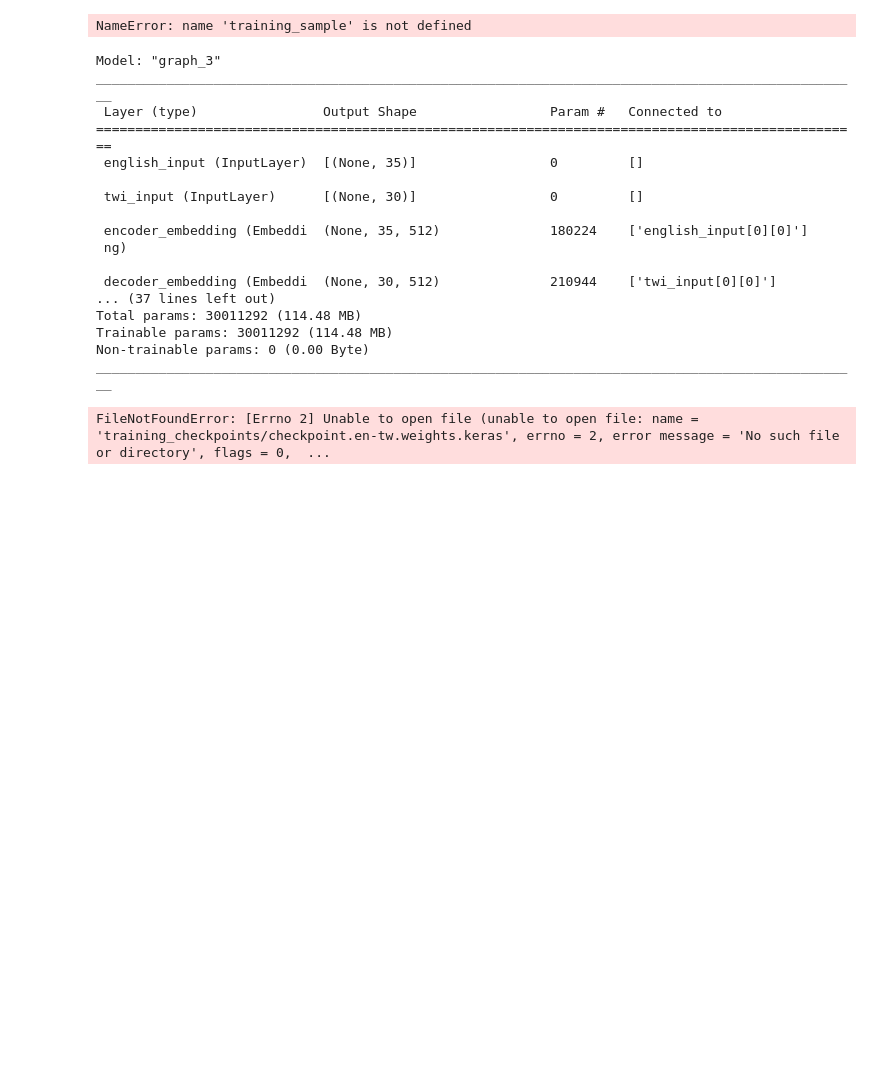
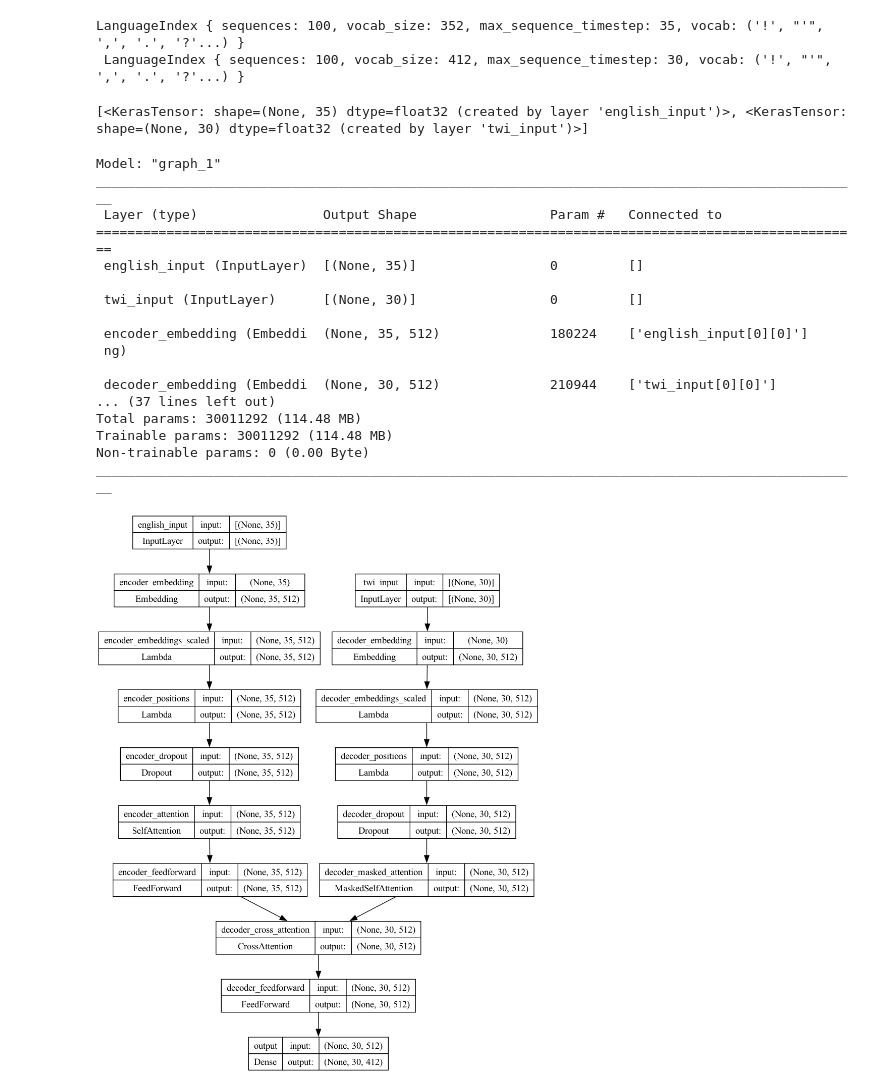
Before and after one commit to Sarps/mlp-research, a Jupyter notebook: projects/en-tw-transformer-nmt/main.ipynb, the cells around one changed output. Cells and saved outputs as stored; diff of their text form; code cells hidden in the pictures; blank space fills up the shorter version.

```diff
--- a/projects/en-tw-transformer-nmt/main.ipynb
+++ b/projects/en-tw-transformer-nmt/main.ipynb
@@ -1,10 +1,13 @@
 # %%
-exports_dir = '../exports/en-tw-transformer-nmt/'
+import pickle
+
+exports_dir = '../exports/en-tw-transformer-nmt'
 training_sample = 100
 num_attention_layers = 4
 
-model_plot=f'{exports_dir}/en-tw.png'
-checkpoint_filepath = f'{exports_dir}/checkpoint.en-tw.weights.keras'
+model_plot = f'{exports_dir}/en-tw.png'
+checkpoint_filepath = f'{exports_dir}/checkpoint.weights.keras'
+model_file = f'{exports_dir}/models.pkb'
 # %%
 import os
 
@@ -38,19 +18,23 @@ tf.Tensor(
 from archive.lib import loaders
 
 inp_lang, targ_lang = loaders.en_tw(training_sample)
-inp_lang.save(f"{exports_dir}")
-targ_lang.save(f"{exports_dir}")
+inp_lang.save(exports_dir)
+targ_lang.save(exports_dir)
 print(inp_lang, '\n', targ_lang)
 # %% [output]
-NameError: name 'training_sample' is not defined
+LanguageIndex { sequences: 100, vocab_size: 352, max_sequence_timestep: 35, vocab: ('!', "'", ',', '.', '?'...) }
+ LanguageIndex { sequences: 100, vocab_size: 412, max_sequence_timestep: 30, vocab: ('!', "'", ',', '.', '?'...) }
 # %%
+from archive.lib.utils import tf_embedding_scale, create_positional_encoding
+from archive.lib.layers.dense import FeedForward
+from archive.lib.layers.attention import SelfAttention, MaskedSelfAttention, CrossAttention
 from keras import layers
 from archive.lib.models import graph
 
 embed_dim = 512
-max_expected_user_response = 512
+max_expected_user_response = 1024
 
-position_vectors = get_positional_encoding(max_seq_len=max_expected_user_response, embed_dim=embed_dim)
+position_vectors = create_positional_encoding(max_seq_len=max_expected_user_response, embed_dim=embed_dim)
 
 model = graph.Graph(
     inputs=[
@@ -60,7 +44,7 @@ model = graph.Graph(
     layers=[
         # Encoder Positional Embedding
         layers.Embedding(name='encoder_embedding', input_dim=inp_lang.vocab_size, output_dim=embed_dim, mask_zero=True),
-        layers.Lambda(name='encoder_embeddings_scaled', function=tf_scale(embed_dim)),
+        layers.Lambda(name='encoder_embeddings_scaled', function=tf_embedding_scale(embed_dim)),
         layers.Lambda(name='encoder_positions',
                       function=lambda x: x + position_vectors[:x.shape[0], :x.shape[1], :x.shape[2]]),
 
@@ -72,10 +56,9 @@ model = graph.Graph(
         # Decoder Positional Embedding
         layers.Embedding(name='decoder_embedding', input_dim=targ_lang.vocab_size, output_dim=embed_dim,
                          mask_zero=True),
-        layers.Lambda(name='decoder_embeddings_scaled', function=tf_scale(embed_dim)),
+        layers.Lambda(name='decoder_embeddings_scaled', function=tf_embedding_scale(embed_dim)),
         layers.Lambda(name='decoder_positions',
                       function=lambda x: x + position_vectors[:x.shape[0], :x.shape[1], :x.shape[2]]),
-        layers.Add(name='decoder_embeddings_to_positions'),
 
         layers.Dropout(name='decoder_dropout', rate=0.1),
 
@@ -111,10 +94,12 @@ model = graph.Graph(
         ('decoder_feedforward', 'output')
     ]
 )
+# %% [output]
+[<KerasTensor: shape=(None, 35) dtype=float32 (created by layer 'english_input')>, <KerasTensor: shape=(None, 30) dtype=float32 (created by layer 'twi_input')>]
 # %%
 model.summary()
 # %% [output]
-Model: "graph_3"
+Model: "graph_1"
 __________________________________________________________________________________________________
  Layer (type)                Output Shape                 Param #   Connected to
 ==================================================================================================
@@ -132,14 +117,24 @@ Trainable params: 30011292 (114.48 MB)
 Non-trainable params: 0 (0.00 Byte)
 __________________________________________________________________________________________________
 # %%
-model.load_weights(checkpoint_filepath)
+if os.path.exists(checkpoint_filepath):
+    model.load_weights(checkpoint_filepath)
-# %% [output]
-FileNotFoundError: [Errno 2] Unable to open file (unable to open file: name = 'training_checkpoints/checkpoint.en-tw.weights.keras', errno = 2, error message = 'No such file or directory', flags = 0,  ...
 # %%
+from archive.lib.utils import masked_loss, TransformerLearningRateSchedule
 from keras import optimizers
 
-model.compile(loss=masked_loss, optimizer=optimizers.legacy.Adam(learning_rate, beta_1=0.9, beta_2=0.98,
-                                                                 epsilon=1e-9))
+model.compile(
+    loss=masked_loss,
+    optimizer=optimizers.legacy.Adam(
+        TransformerLearningRateSchedule(embed_dim), beta_1=0.9, beta_2=0.98, epsilon=1e-9)
+)
+# %%
+from keras import utils
+
+utils.plot_model(model, to_file=f'{exports_dir}/en-tw.png', show_shapes=True, show_layer_names=True,
+                       expand_nested=True)
+# %% [output]
+[figure, added]
 # %%
 from keras import callbacks
 
```
Also changed, not shown: parts of 7 cells of this notebook, 12 other files.
